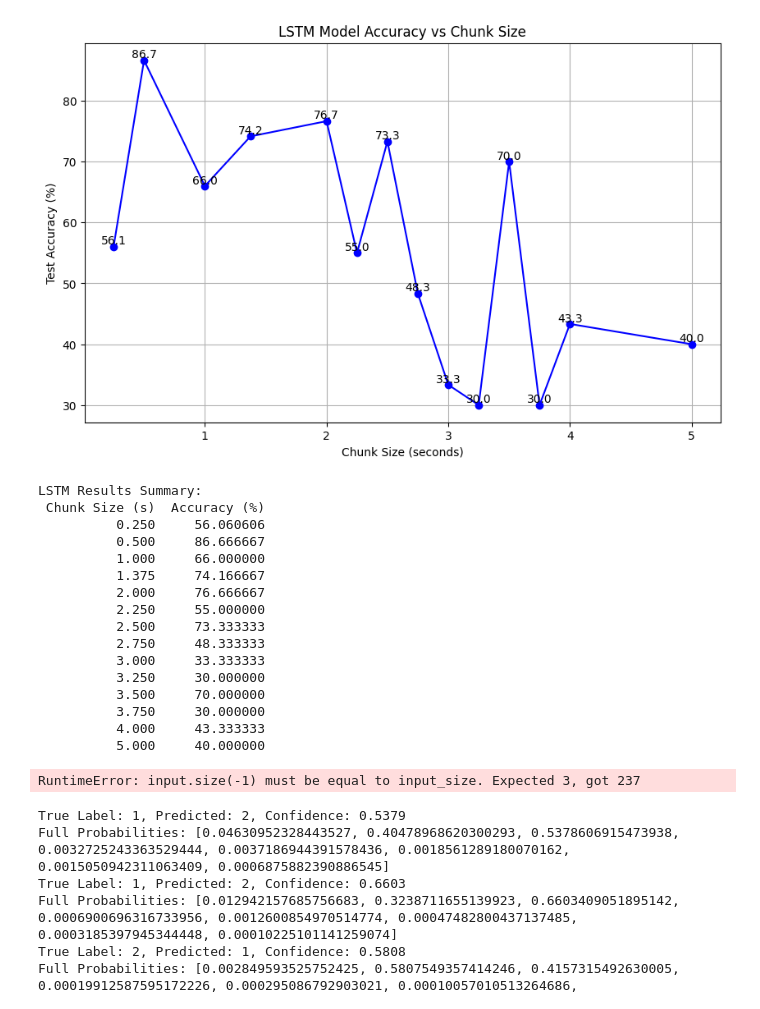
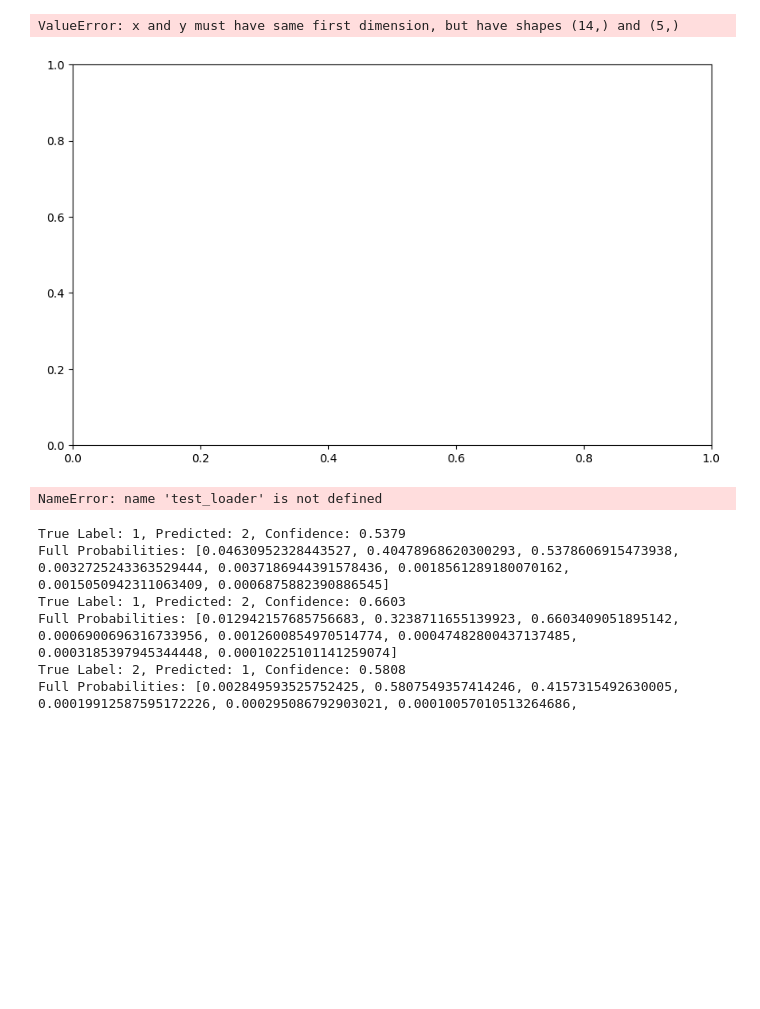
Before and after one commit to yuanhengm17/mgh-research-classification, a Jupyter notebook: LSTM.ipynb, the cells around one changed output. Cells and saved outputs as stored; diff of their text form; code cells hidden in the pictures; blank space fills up the shorter version.

Commit message:
Add files via upload
fixed errors

```diff
--- a/LSTM.ipynb
+++ b/LSTM.ipynb
@@ -153,3 +154,36 @@ X_all = scaler.fit_transform(X_all)
 # Convert to torch tensors
 X_all = torch.tensor(X_all, dtype=torch.float32)  # Shape: (n_samples, 18)
 y_all = torch.tensor(y_all, dtype=torch.long)
+# %%
+''' class OptimizedLSTMModel(nn.Module):
+    def __init__(self, num_classes, input_channels, seq_length, hidden_size=128, num_layers=2):
+        super(OptimizedLSTMModel, self).__init__()
+        self.seq_length = seq_length
+        self.hidden_size = hidden_size
+        self.num_layers = num_layers
+
+        # LSTM layer expects input of shape (batch_size, seq_length, input_size)
+        self.lstm = nn.LSTM(input_channels, hidden_size, num_layers, batch_first=True)
+
+        # Fully connected layer to output predictions
+        self.fc = nn.Linear(hidden_size, num_classes)
+
+        # Dropout layer for regularization
+        self.dropout = nn.Dropout(0.3)
+
+    def forward(self, x):
+        # LSTM requires a hidden state and cell state to be initialized
+        h0 = torch.zeros(self.num_layers, x.size(0), self.hidden_size).to(x.device)
+        c0 = torch.zeros(self.num_layers, x.size(0), self.hidden_size).to(x.device)
+
+        # Pass through LSTM
+        out, _ = self.lstm(x, (h0, c0))
+
+        # Use the output of the last timestep for classification
+        out = out[:, -1, :]  # Take the last hidden state
+        out = self.dropout(out)
+
+        # Pass through the fully connected layer
+        out = self.fc(out)
+        return out
+'''
@@ -300,14 +336,11 @@ def permute_segments(batch_X, num_segments=5):
                 batch_X[i, :, perm[j] * segment_length:(perm[j] + 1) * segment_length]
     return permuted_X
 # %%
-# Initialize model, optimizer, and loss function
-model = OptimizedLSTMModel(num_classes=NUM_CLASSES, input_channels=3, seq_length=int(CHUNK_SIZE * 100))
+model = FeatureModel(num_classes=NUM_CLASSES, input_features=18)
 optimizer = Adam(model.parameters(), lr=0.02, weight_decay=1e-4)
 criterion = nn.CrossEntropyLoss()
 
-# Learning rate scheduler
 scheduler = torch.optim.lr_scheduler.ReduceLROnPlateau(optimizer, mode='min', factor=0.5, patience=50, min_lr=1e-5)
 
-# Load best model if exists
 start_epoch, best_loss, best_avg_accuracy, train_losses, test_losses = load_best_model(model, optimizer)
 # %% [output]
@@ -407,44 +440,29 @@ Fold Accuracies: ['87.50%', '100.00%', '100.00%', '100.00%', '100.00%']
 # %%
 # Plotting
 plt.figure(figsize=(10, 6))
-plt.plot(chunk_sizes, accuracies, 'bo-')
+plt.plot(chunk_sizes, fold_accuracies, 'bo-')
 plt.xlabel('Chunk Size (seconds)')
 plt.ylabel('Test Accuracy (%)')
 plt.title('LSTM Model Accuracy vs Chunk Size')
 plt.grid(True)
 
 # Add accuracy values as text
-for i, (x, y) in enumerate(zip(chunk_sizes, accuracies)):
+for i, (x, y) in enumerate(zip(chunk_sizes, fold_accuracies)):
     plt.text(x, y, f'{y:.1f}', ha='center', va='bottom')
 
 plt.savefig('lstm_chunk_size_vs_accuracy.png')
 plt.show()
 
 # Print results table
 results = pd.DataFrame({
     'Chunk Size (s)': chunk_sizes,
-    'Accuracy (%)': accuracies
+    'Accuracy (%)': fold_accuracies
 })
 print("\nLSTM Results Summary:")
 print(results.to_string(index=False))
 # %% [output]
+ValueError: x and y must have same first dimension, but have shapes (14,) and (5,)
-[figure, old version]
+[figure, new version]
-LSTM Results Summary:
- Chunk Size (s)  Accuracy (%)
-          0.250     56.060606
-          0.500     86.666667
-          1.000     66.000000
-          1.375     74.166667
-          2.000     76.666667
-          2.250     55.000000
-          2.500     73.333333
-          2.750     48.333333
-          3.000     33.333333
-          3.250     30.000000
-          3.500     70.000000
-          3.750     30.000000
-          4.000     43.333333
-          5.000     40.000000
 # %%
 # Import necessary libraries
 from sklearn.metrics import confusion_matrix, ConfusionMatrixDisplay
@@ -488,7 +506,7 @@ for i, activity in enumerate(ACTIVITIES):
 plt.title("Confusion Matrix for Activities with Per-Class Accuracy")
 plt.show()
 # %% [output]
-RuntimeError: input.size(-1) must be equal to input_size. Expected 3, got 237
+NameError: name 'test_loader' is not defined
 # %%
 import torch.nn.functional as F
 
```
Also changed, not shown: parts of 4 cells of this notebook, 1 other file.
